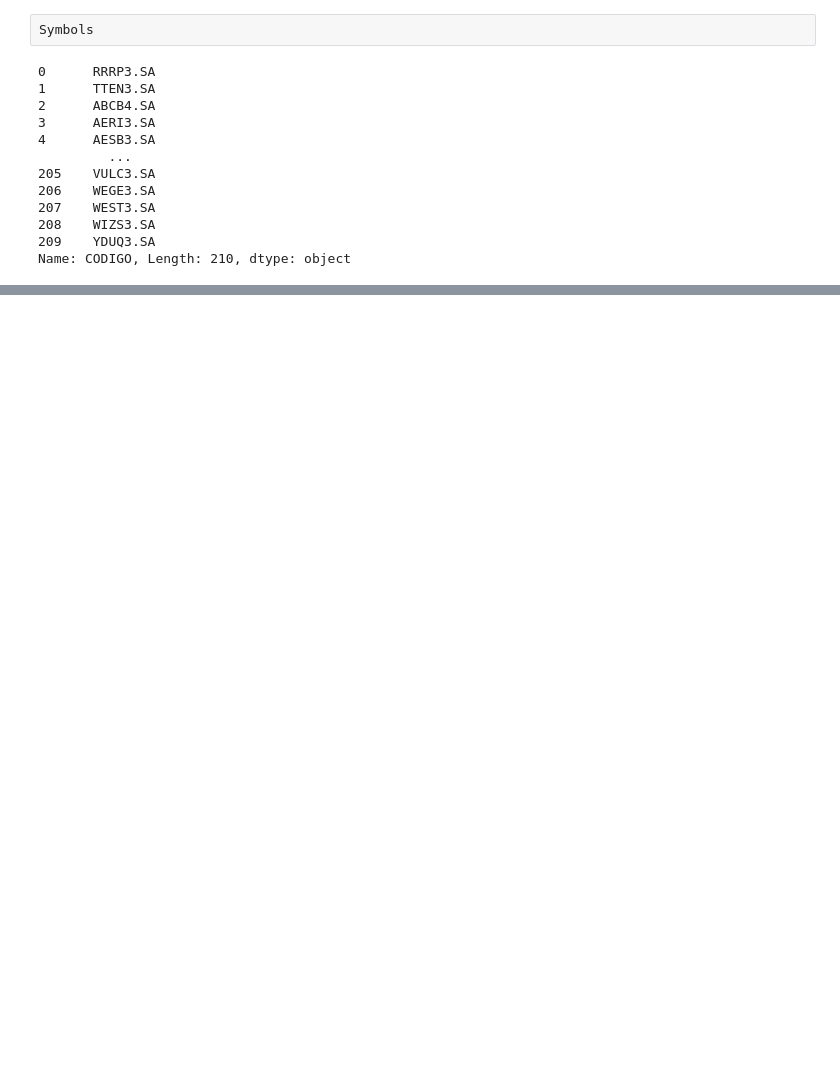
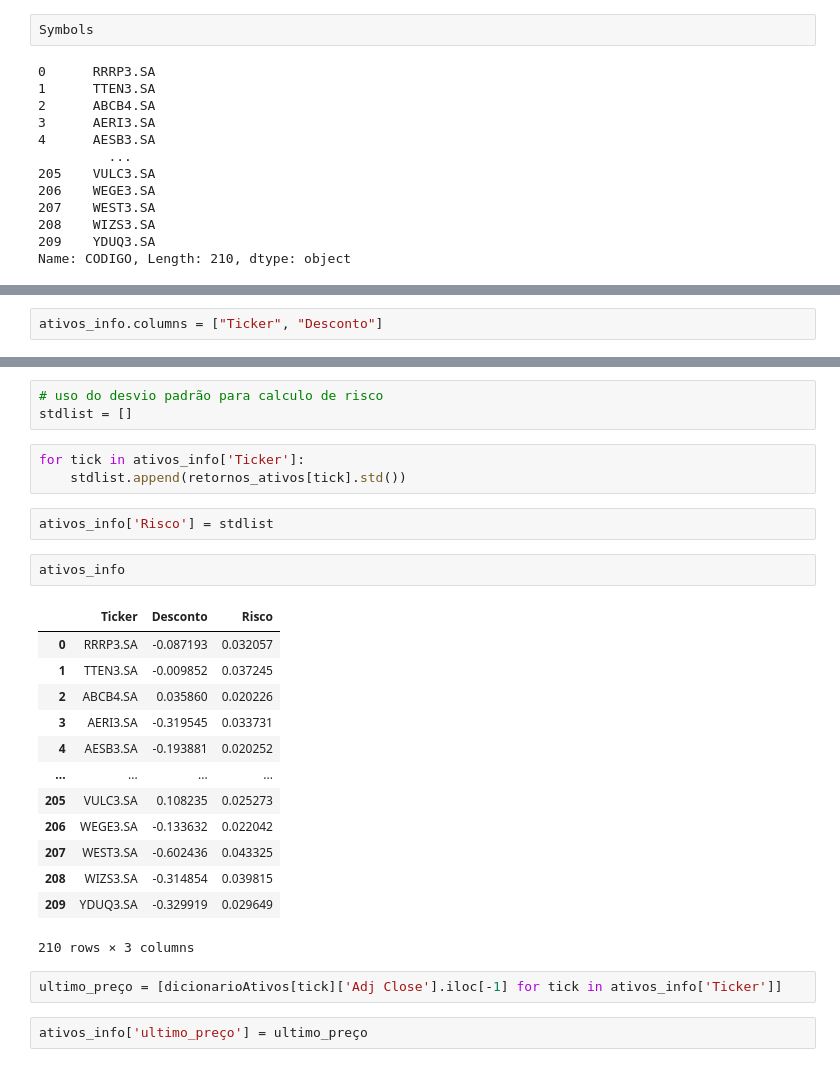
Before and after one commit to caiquemiranda/python-algo-trading, a Jupyter notebook: carteira-ativos/carteira_ativos.ipynb, the cells around one changed output, grey strips where cells are left out. Saved outputs shown, nothing was run; the diff lists cells and outputs as text; blank space fills up the shorter version.

```diff
--- a/carteira-ativos/carteira_ativos.ipynb
+++ b/carteira-ativos/carteira_ativos.ipynb
@@ -40,0 +194,2 @@ Name: CODIGO, Length: 210, dtype: object
+# %%
+ativos_info.columns = ["Ticker", "Desconto"]
@@ -40,0 +212,28 @@ Name: CODIGO, Length: 210, dtype: object
+# %%
+# uso do desvio padrão para calculo de risco
+stdlist = []
+# %%
+for tick in ativos_info['Ticker']:
+    stdlist.append(retornos_ativos[tick].std())
+# %%
+ativos_info['Risco'] = stdlist
+# %%
+ativos_info
+# %% [output]
+|  | Ticker | Desconto | Risco |
+| 0 | RRRP3.SA | -0.087193 | 0.032057 |
+| 1 | TTEN3.SA | -0.009852 | 0.037245 |
+| 2 | ABCB4.SA | 0.035860 | 0.020226 |
+| 3 | AERI3.SA | -0.319545 | 0.033731 |
+| 4 | AESB3.SA | -0.193881 | 0.020252 |
+| ... | ... | ... | ... |
+| 205 | VULC3.SA | 0.108235 | 0.025273 |
+| 206 | WEGE3.SA | -0.133632 | 0.022042 |
+| 207 | WEST3.SA | -0.602436 | 0.043325 |
+| 208 | WIZS3.SA | -0.314854 | 0.039815 |
+| 209 | YDUQ3.SA | -0.329919 | 0.029649 |
+210 rows × 3 columns
+# %%
+ultimo_preço = [dicionarioAtivos[tick]['Adj Close'].iloc[-1] for tick in ativos_info['Ticker']]
+# %%
+ativos_info['ultimo_preço'] = ultimo_preço
```
Also changed, not shown: parts of 28 cells of this notebook.
